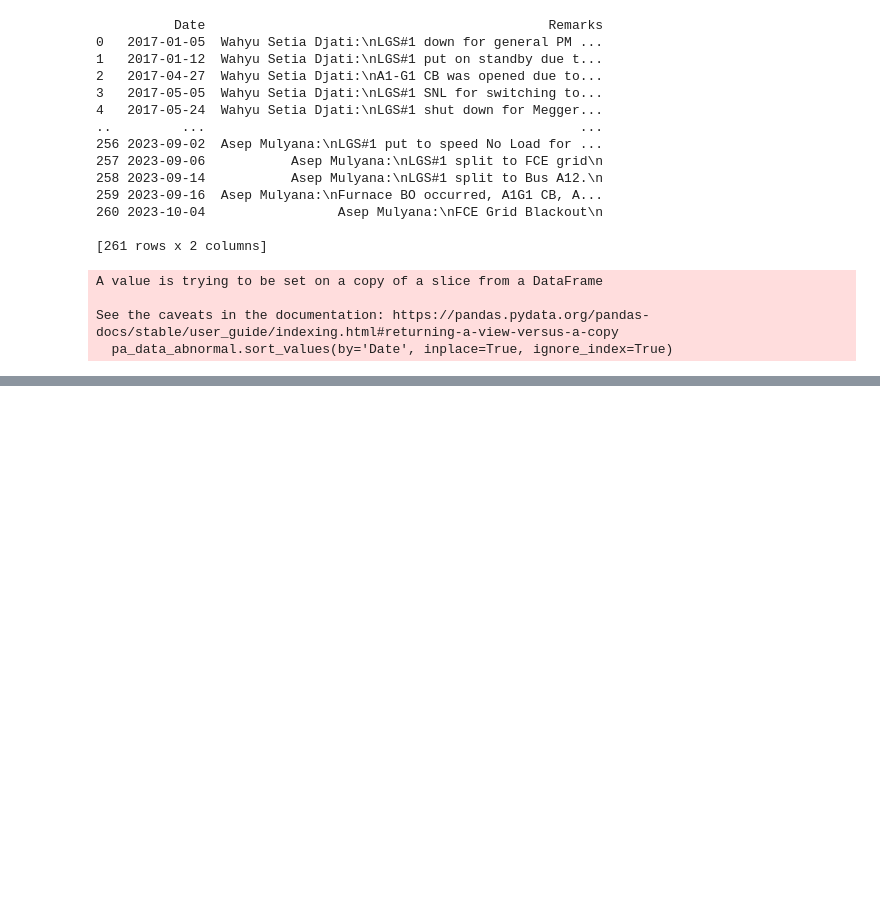
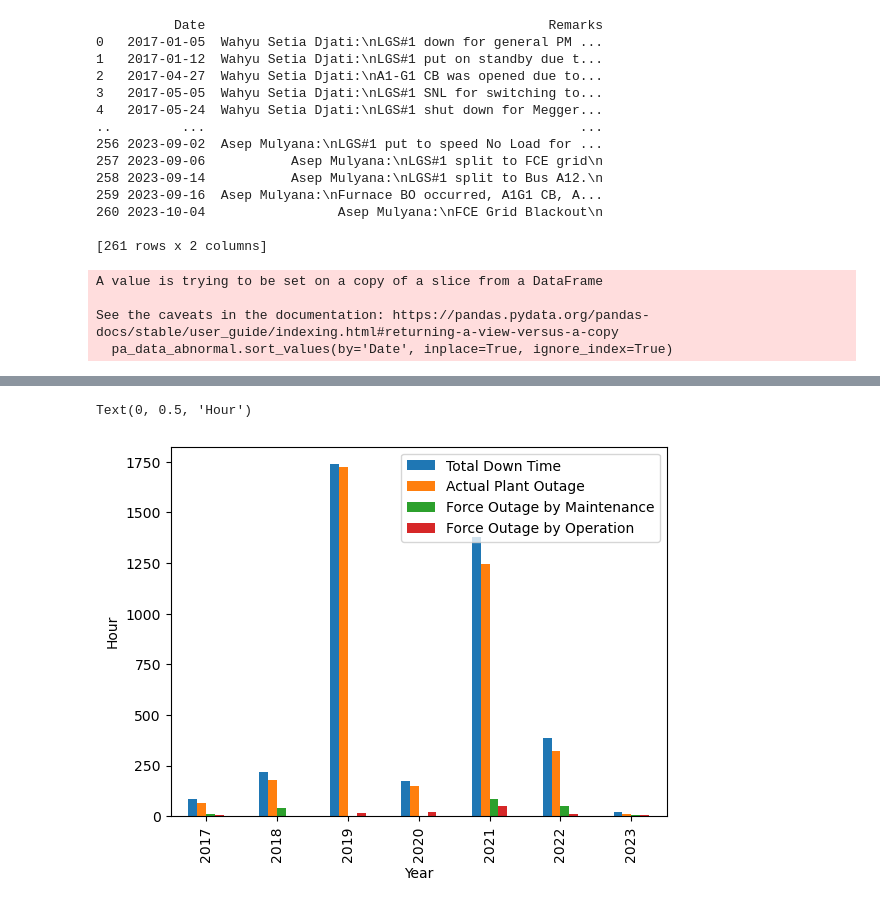
Before and after one commit to mekatronik-achmadi/Predict-CBM, a Jupyter notebook: Vale/Docs/DataPA/pa_data_analysis.ipynb, the cells around one changed output, grey strips where cells are left out. Drawn from its saved outputs; the diff is of its cells as text; code cells hidden in the pictures; blank space fills up the shorter version.

```diff
--- a/Vale/Docs/DataPA/pa_data_analysis.ipynb
+++ b/Vale/Docs/DataPA/pa_data_analysis.ipynb
@@ -127,0 +165,21 @@ dtype: object
+# %%
+# creating dataframe with yearly statistic data
+pa_data_resume = []
+
+for i in range(len(pa_data_segmented)):
+    yData = [observed_year[i],
+                pa_data_segmented[i]['Actual Plan Outage hrs (Hour)'].sum(),
+                pa_data_segmented[i]['Force outage by Maintenance (Hour)'].sum(),
+                pa_data_segmented[i]['Force outage by Operation (Hour)'].sum(),
+                pa_data_segmented[i]['Total Down Time Hours (Hour)'].sum(),
+                pa_data_segmented[i]['Standby hrs (Hour)'].sum(),
+                pa_data_segmented[i]['Operating Hours (Hour)'].sum(),
+                pa_data_segmented[i]['Total Operating (Hour)'].sum()
+                ]
+
+    pa_data_resume.append(yData)
+
+df_data_resume = pd.DataFrame(pa_data_resume, columns=['Year', 'Actual Plant Outage', 'Force Outage by Maintenance', 'Force Outage by Operation', 'Total Down Time','Standby Hour', 'Operating Hour', 'Total Operating'])
+# df_data_resume = pd.DataFrame(pa_data_resume, columns=['Year', 'Actual Plant Outage', 'Force Outage by Maintenance', 'Force Outage by Operation'])
+
+df_data_resume
@@ -127,0 +273,11 @@ dtype: object
+# %%
+# create the plot
+
+barData = df_data_resume[['Year', 'Total Down Time', 'Actual Plant Outage', 'Force Outage by Maintenance', 'Force Outage by Operation']]
+barData.plot(x='Year', kind='bar')
+
+plt.xlabel("Year")
+plt.ylabel("Hour")
+# %% [output]
+Text(0, 0.5, 'Hour')
+[figure, added]
```
Also changed, not shown: parts of 6 cells of this notebook, 4 other files.
